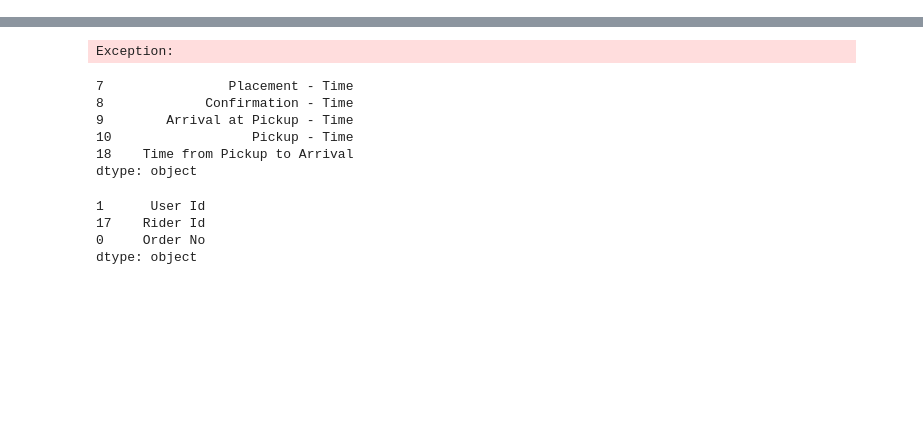
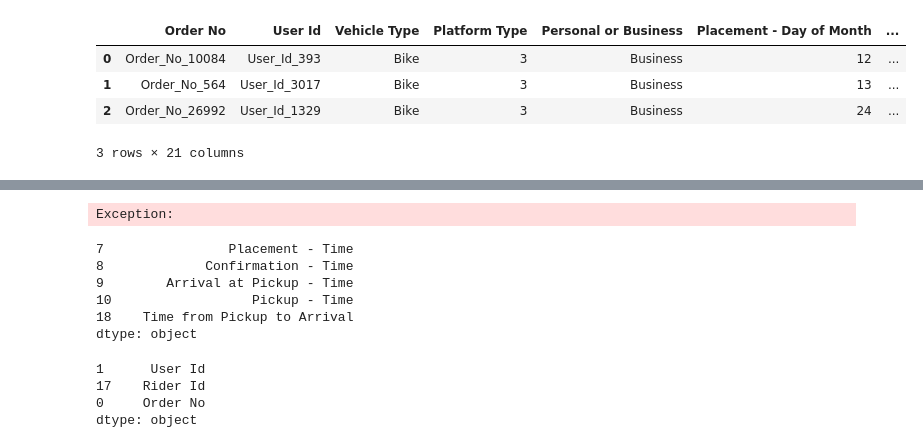
Before and after one commit to nelson-lojo/motor-bi-X, a Jupyter notebook: notebook-nelson.ipynb, the cells around one changed output, grey strips where cells are left out. Saved outputs shown, nothing was run; the diff lists cells and outputs as text; code cells hidden in the pictures; blank space fills up the shorter version.

```diff
--- a/notebook-nelson.ipynb
+++ b/notebook-nelson.ipynb
@@ -32,3 +59,15 @@ df.head(3)
+# %%
+df = load_sample(percentage=1, csv_file="data/train_full.csv")
+df = drops(df)
+df = impute_temperature(df)
+df = combine_weekdays(df)
+df.head(3)
+# %% [output]
+|  | Order No | User Id | Vehicle Type | Platform Type | Personal or Business | Placement - Day of Month | ... |
+| 0 | Order_No_10084 | User_Id_393 | Bike | 3 | Business | 12 | ... |
+| 1 | Order_No_564 | User_Id_3017 | Bike | 3 | Business | 13 | ... |
+| 2 | Order_No_26992 | User_Id_1329 | Bike | 3 | Business | 24 | ... |
+3 rows × 21 columns
 # %%
 df.loc[(df['Placement - Day of Month'] < df["Fulfillment - Day of Month"])]
 # %% [output]
```
Also changed, not shown: parts of 12 cells of this notebook.
